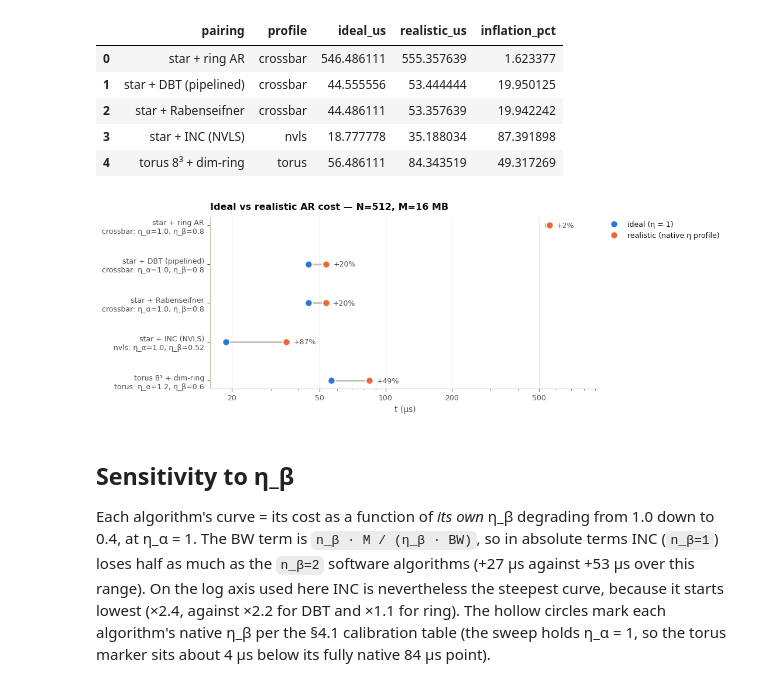
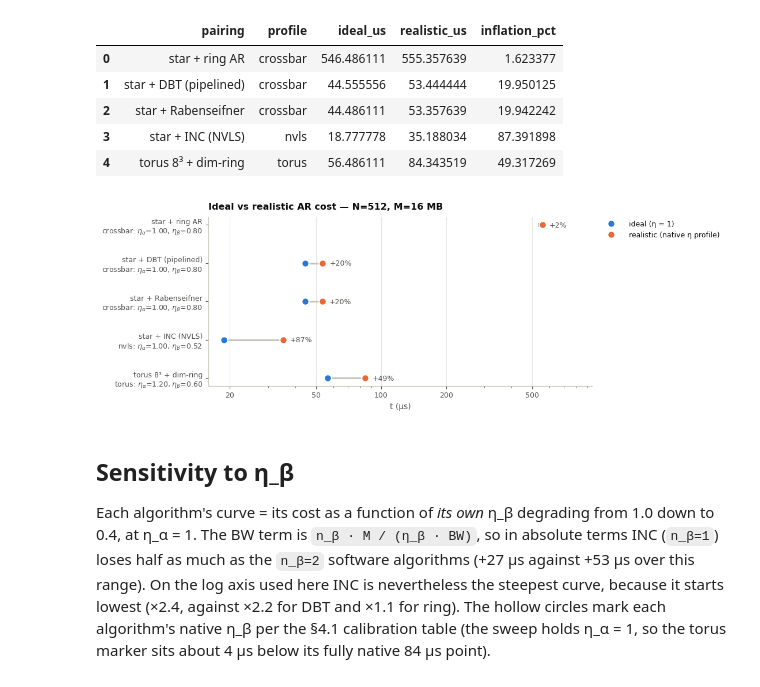
Before and after one commit to spiceMonkey/collective-comm, a Jupyter notebook: code/notebooks/03_eta_sensitivity.ipynb, the cells around one changed output. Saved outputs shown, nothing was run; the diff lists cells and outputs as text; code cells hidden in the pictures.

```diff
--- a/code/notebooks/03_eta_sensitivity.ipynb
+++ b/code/notebooks/03_eta_sensitivity.ipynb
@@ -99,31 +99,31 @@ df_pairs
 # %%
 # One row per pairing: ideal and realistic cost on a shared log axis, labelled
 # with the inflation. (Bars would need a zero baseline, which a log axis lacks.)
 fig, ax = plt.subplots(figsize=(8.6, 3.8))
 rows = list(df_pairs.itertuples())
 ys = list(range(len(rows)))[::-1]
 for y, row in zip(ys, rows):
     ax.plot([row.ideal_us, row.realistic_us], [y, y], color=style.RULE, linewidth=2, zorder=1)
     ax.annotate(f'+{row.inflation_pct:.0f}%', xy=(row.realistic_us, y), xytext=(9, 0),
                 textcoords='offset points', va='center', fontsize=9, color=style.TEXT_2)
 ax.plot(df_pairs['ideal_us'], ys, 'o', markersize=9, color=style.SERIES[0],
         label='ideal (η = 1)', zorder=2)
 ax.plot(df_pairs['realistic_us'], ys, 'o', markersize=9, color=style.SERIES[1],
         label='realistic (native η profile)', zorder=2)
 labels = []
 for row in rows:
     ea, eb = ETA_PROFILES[row.profile]
-    labels.append(f'{row.pairing}\n{row.profile}: η_α={ea}, η_β={eb}')
+    labels.append(style.tex(f'{row.pairing}\n{row.profile}: η_α={ea:.2f}, η_β={eb:.2f}'))
 ax.set_yticks(ys); ax.set_yticklabels(labels)
 ax.set_xscale('log'); ax.set_xlabel('t (μs)')
 style.plain_log_ticks(ax.xaxis, [20, 50, 100, 200, 500])
 ax.set_xlim(right=df_pairs['realistic_us'].max() * 1.7)
 ax.grid(axis='y', visible=False)
 ax.set_title(f'Ideal vs realistic AR cost — N={G}, M={M/1e6:.0f} MB')
 style.legend_outside(ax)
 plt.show()
 # %% [output]
-[figure, old version]
+[figure, new version]
 # %% [markdown]
 ## Sensitivity to η_β
 
```
Also changed, not shown: parts of 3 cells of this notebook, 22 other files.
